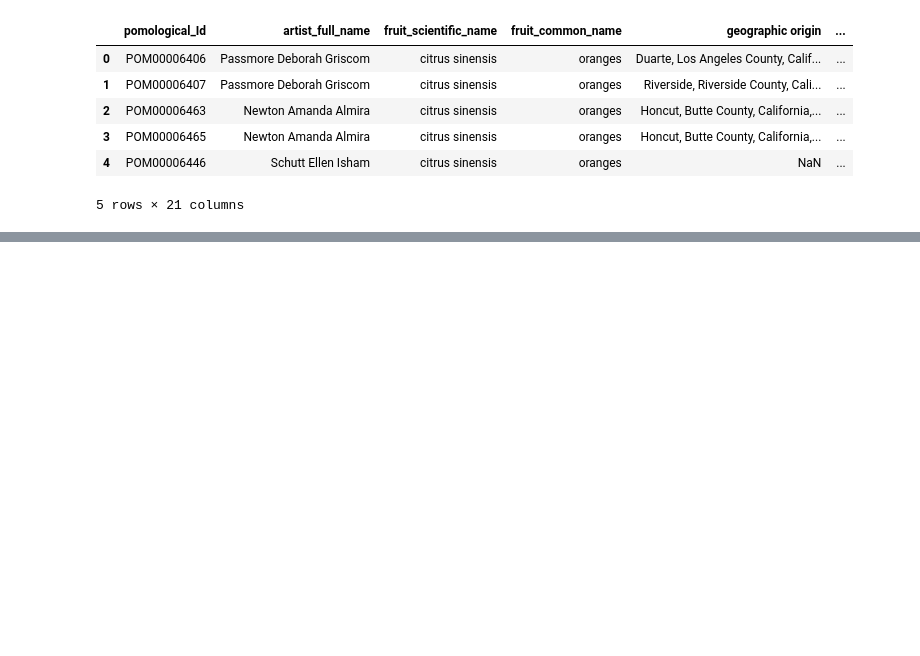
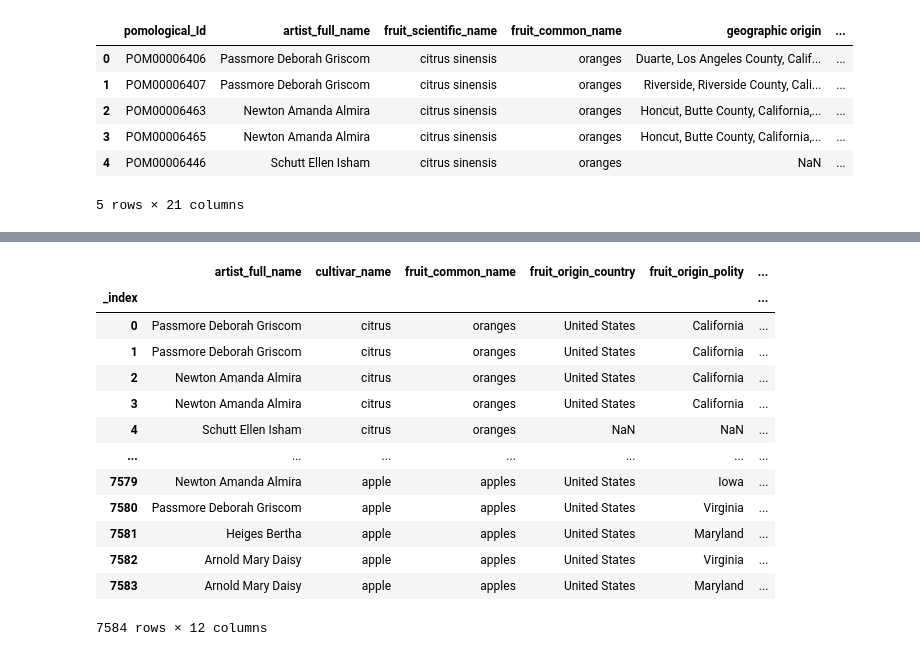
Before and after one commit to aloutfi/usda-dl, a Jupyter notebook: final_df.ipynb, the cells around one changed output, grey strips where cells are left out. Drawn from its saved outputs; the diff is of its cells as text; code cells hidden in the pictures; blank space fills up the shorter version.

```diff
--- a/final_df.ipynb
+++ b/final_df.ipynb
@@ -88,5 +112,22 @@ final = ['artist_full_name', 'cultivar_name', 'fruit_common_name', 'fruit_origin
         'pomological_Id']
 final_df = df[final]
 final_df.index.name = '_index'
+# %%
+final_df
+# %% [output]
+|  | artist_full_name | cultivar_name | fruit_common_name | fruit_origin_country | fruit_origin_polity | ... |
+| _index |  |  |  |  |  | ... |
+| 0 | Passmore Deborah Griscom | citrus | oranges | United States | California | ... |
+| 1 | Passmore Deborah Griscom | citrus | oranges | United States | California | ... |
+| 2 | Newton Amanda Almira | citrus | oranges | United States | California | ... |
+| 3 | Newton Amanda Almira | citrus | oranges | United States | California | ... |
+| 4 | Schutt Ellen Isham | citrus | oranges | NaN | NaN | ... |
+| ... | ... | ... | ... | ... | ... | ... |
+| 7579 | Newton Amanda Almira | apple | apples | United States | Iowa | ... |
+| 7580 | Passmore Deborah Griscom | apple | apples | United States | Virginia | ... |
+| 7581 | Heiges Bertha | apple | apples | United States | Maryland | ... |
+| 7582 | Arnold Mary Daisy | apple | apples | United States | Virginia | ... |
+| 7583 | Arnold Mary Daisy | apple | apples | United States | Maryland | ... |
+7584 rows × 12 columns
 # %%
 final_df.to_csv('data/final.csv', index=False)
```
Also changed, not shown: parts of 3 cells of this notebook, 6 other files.
